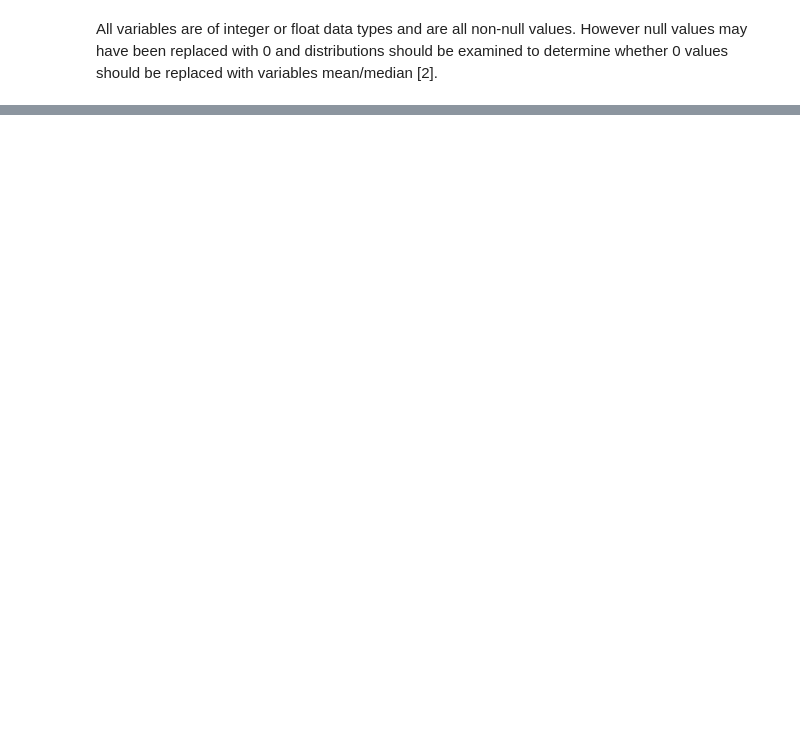
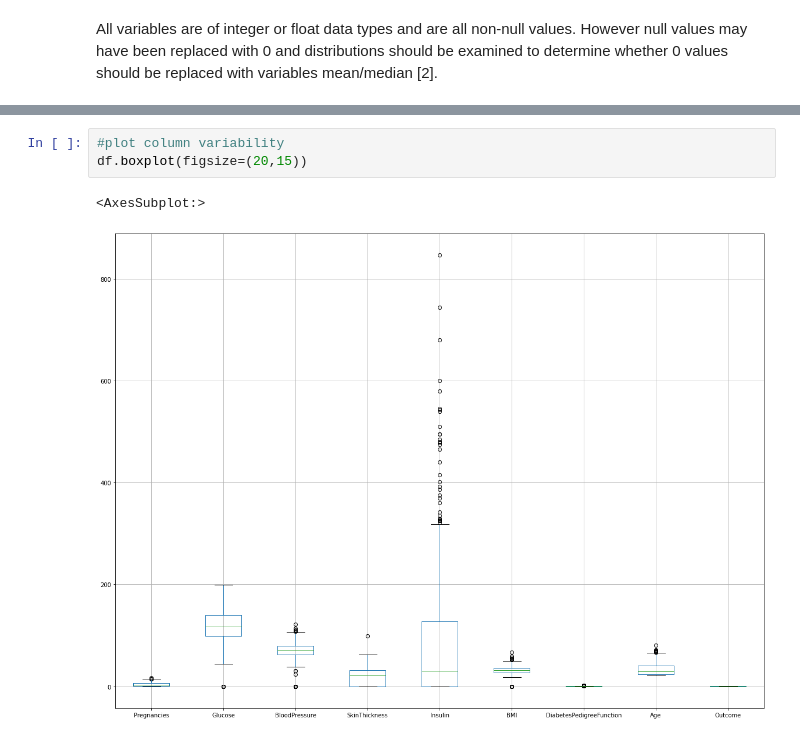
Before and after one commit to anderl23/Diabetes-Prediction-using-Maching-Learning-methods---Random-Forrest-and-AutoML---Louise-Anderson, a Jupyter notebook: ca4015_LouiseAnderson_assignment1.ipynb, the cells around one changed output, grey strips where cells are left out. Drawn from its saved outputs; the diff is of its cells as text; blank space fills up the shorter version.

```diff
--- a/ca4015_LouiseAnderson_assignment1.ipynb
+++ b/ca4015_LouiseAnderson_assignment1.ipynb
@@ -133,0 +104,6 @@ fig.show()
+# %%
+#plot column variability
+df.boxplot(figsize=(20,15))
+# %% [output]
+<AxesSubplot:>
+[figure, added]
```
Also changed, not shown: parts of 61 cells of this notebook.
